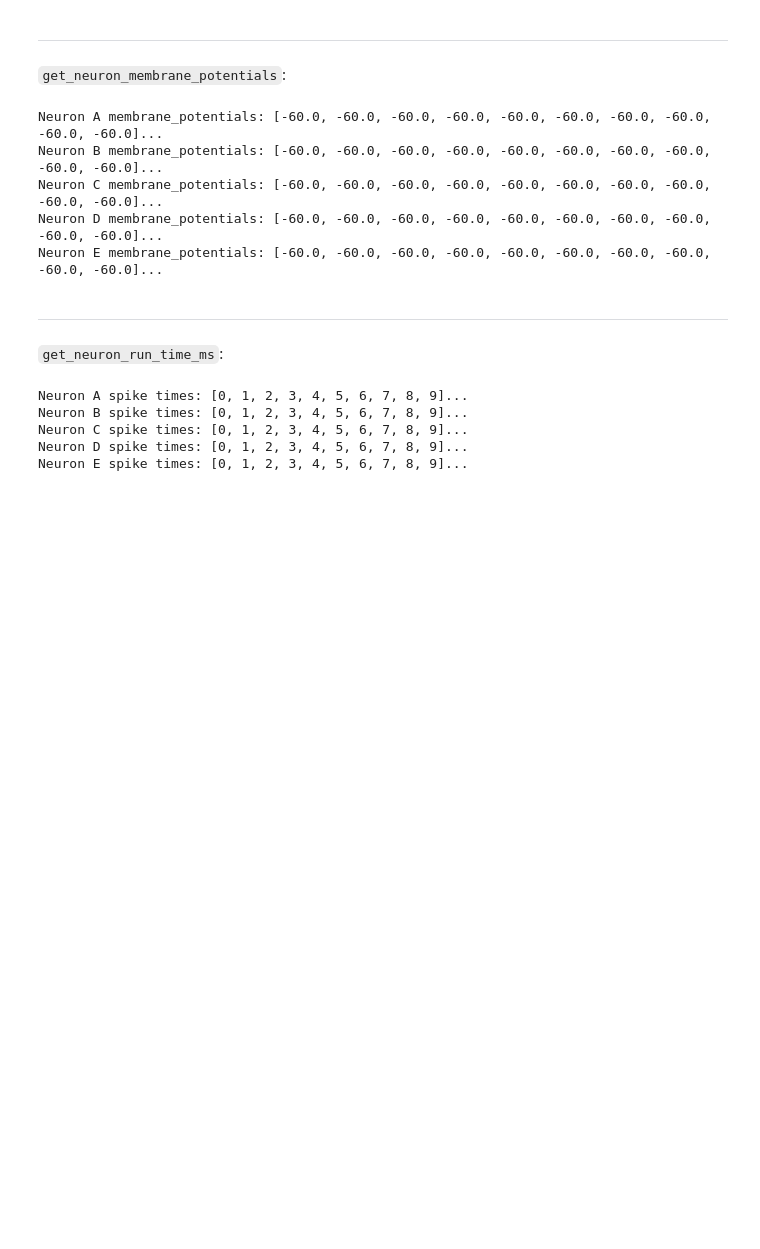
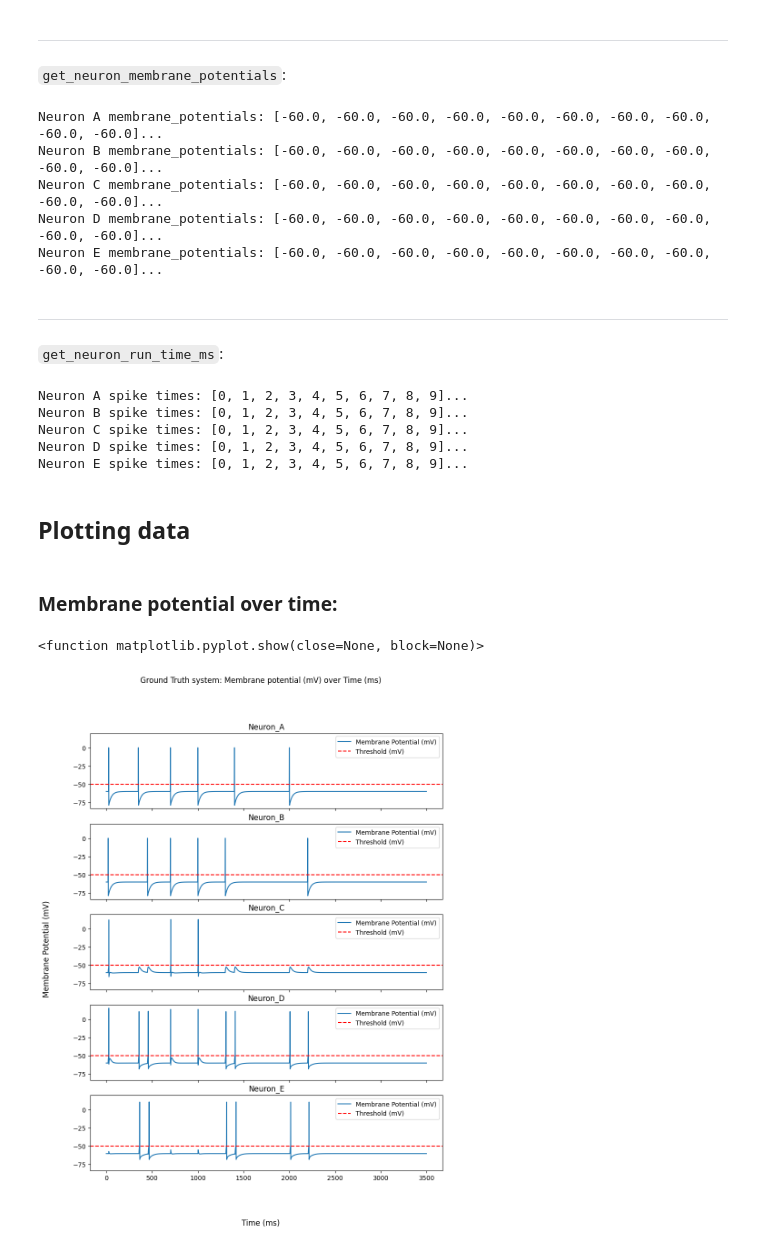
Before and after one commit to Nerfworm/IFneuron-model, a Jupyter notebook: modeling-tool-prototype.ipynb, the cells around one changed output. Cells and saved outputs as stored; diff of their text form; code cells hidden in the pictures; blank space fills up the shorter version.

```diff
--- a/modeling-tool-prototype.ipynb
+++ b/modeling-tool-prototype.ipynb
@@ -78,17 +78,6 @@ class NeuronNetwork:
         '''
         return self.all_neurons
 
-    def plot_membrane_potential_over_time(self, neuron_ids:list):
-        '''
-        neuron_ids is a list of ids.
-        The ids can be pulled from get_all_neurons().
-        '''
-        fig, ax = plt.subplots(len(neuron_ids), figsize=(10, len(neuron_ids)*3), sharex=True, sharey=True)
-        fig.suptitle('Membrane potential (mV) over Time (ms)')
-        fig.supxlabel('Time (ms)')
-        fig.supylabel('Membrane Potential (mV)')
-
-
     def print_all_neurons(self):
         print(self.all_neurons)
 # %% [markdown]
@@ -104,7 +140,7 @@ The diagram can be found here: https://docs.google.com/drawings/d/1Ff46J6rN11y0q
 
 I chose to hold off on making a `generate_neurons` function for now so that we can better see what neurons are part of a system. This should be added later though, if we want to make example networks with random connections.
 # %%
-ground_truth_system = NeuronNetwork('Ground Truth sim')
+ground_truth_system = NeuronNetwork('Ground Truth system')
 
 ground_truth_system.add_neuron('Neuron_A')  # input neuron
 ground_truth_system.add_neuron('Neuron_B')  # input neuron
@@ -216,3 +252,27 @@ Neuron B spike times: [0, 1, 2, 3, 4, 5, 6, 7, 8, 9]...
 Neuron C spike times: [0, 1, 2, 3, 4, 5, 6, 7, 8, 9]...
 Neuron D spike times: [0, 1, 2, 3, 4, 5, 6, 7, 8, 9]...
 Neuron E spike times: [0, 1, 2, 3, 4, 5, 6, 7, 8, 9]...
+# %% [markdown]
+## Plotting data
+# %% [markdown]
+### Membrane potential over time:
+# %%
+neuron_ids = list(ground_truth_system.get_all_neurons().keys())
+fig, ax = plt.subplots(len(neuron_ids), figsize=(10, len(neuron_ids)*2.5), sharex=True, sharey=True)
+fig.suptitle(f'{ground_truth_system.id}: Membrane potential (mV) over Time (ms)')
+fig.supxlabel('Time (ms)')
+fig.supylabel('Membrane Potential (mV)')
+
+for i, neuron_id in enumerate(ground_truth_system.get_all_neurons()):
+    ax[i].plot(ground_truth_system.get_neuron_run_time_ms(neuron_id),
+               ground_truth_system.get_neuron_membrane_potentials(neuron_id),
+               label='Membrane Potential (mV)')
+    ax[i].axhline(ground_truth_system.get_all_neurons()[neuron_id].Vact_mV,
+                   label='Threshold (mV)', linestyle='--', color='r')
+    ax[i].set_title(f'{neuron_id}')
+    ax[i].legend(loc='upper right')
+
+plt.show
+# %% [output]
+<function matplotlib.pyplot.show(close=None, block=None)>
+[figure, added]
```
Also changed, not shown: parts of 6 cells of this notebook.
